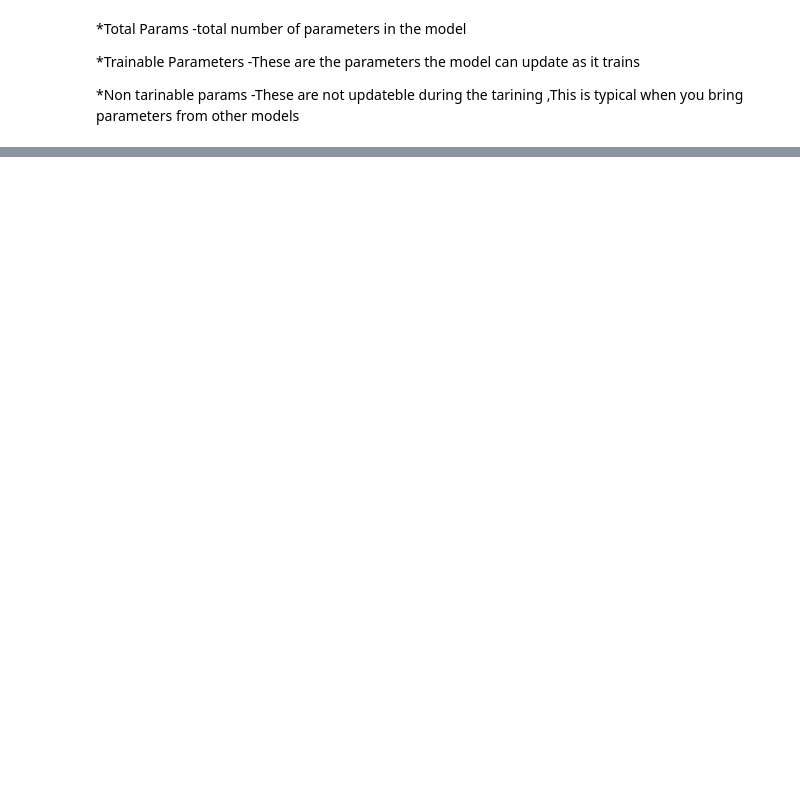
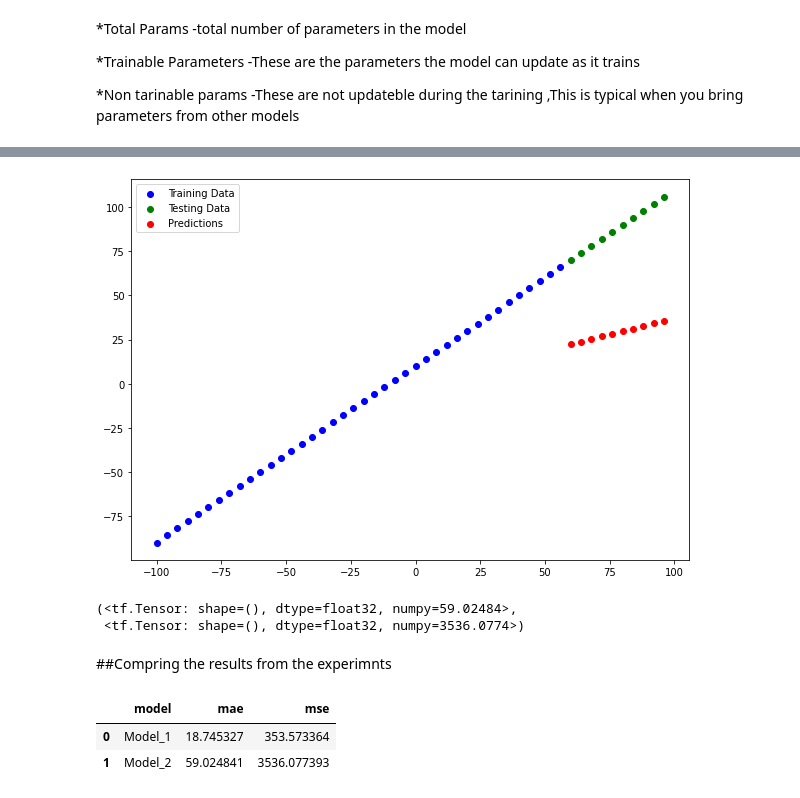
Before and after one commit to PasinduUkwatta/TensorFlow--Practise, a Jupyter notebook: 01_Neural_Network_Regression_with_Tenserflow (1).ipynb, the cells around one changed output, grey strips where cells are left out. Cells and saved outputs as stored; diff of their text form; code cells hidden in the pictures; blank space fills up the shorter version.

```diff
--- a/01_Neural_Network_Regression_with_Tenserflow (1).ipynb
+++ b/01_Neural_Network_Regression_with_Tenserflow (1).ipynb
@@ -418,0 +678,19 @@ _________________________________________________________________
+# %%
+#build model_2
+
+#set random seed
+tf.random.set_seed(42)
+
+#craete the model
+model_2=tf.keras.Sequential([
+                             tf.keras.layers.Dense(10),
+                             tf.keras.layers.Dense(1),
+])
+
+#compile the model
+model_2.compile(loss=tf.keras.losses.mae,
+                optimizer=tf.keras.optimizers.SGD(),
+                metrics=["mse"])
+
+#fit the model
+model_1.fit(X_train,y_train,epochs=100)
@@ -418,0 +716,31 @@ _________________________________________________________________
+# %%
+#make a plot predcitons for model_2
+y_preds_2=model_2.predict(X_test)
+plot_predictions(predictions=y_preds_2)
+# %% [output]
+[figure, added]
+# %%
+#calculate model_2 eavluation
+mae_2=mae(y_test,y_preds_2)
+mse_2=mse(y_test,y_preds_2)
+mae_2,mse_2
+# %% [output]
+(<tf.Tensor: shape=(), dtype=float32, numpy=59.02484>,
+ <tf.Tensor: shape=(), dtype=float32, numpy=3536.0774>)
+# %% [markdown]
+##Compring the results from the experimnts
+# %%
+#lets craate the models results from pandas dataframe
+
+import pandas as pd
+
+model_results =[["Model_1",mae_1.numpy(),mse_1.numpy()],
+                ["Model_2",mae_2.numpy(),mse_2.numpy()]]
+
+all_results =pd.DataFrame(model_results,columns=["model","mae","mse"])
+
+all_results
+# %% [output]
+|  | model | mae | mse |
+| 0 | Model_1 | 18.745327 | 353.573364 |
+| 1 | Model_2 | 59.024841 | 3536.077393 |
```
Also changed, not shown: parts of 88 cells of this notebook.
